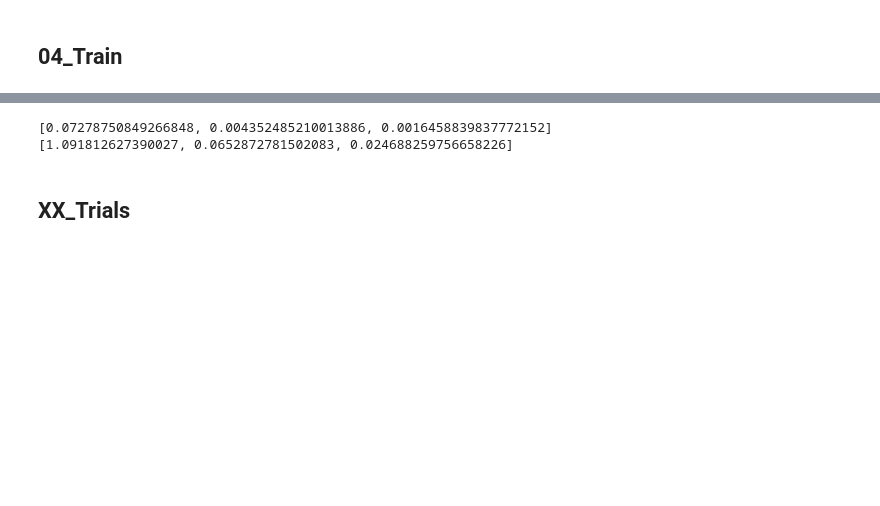
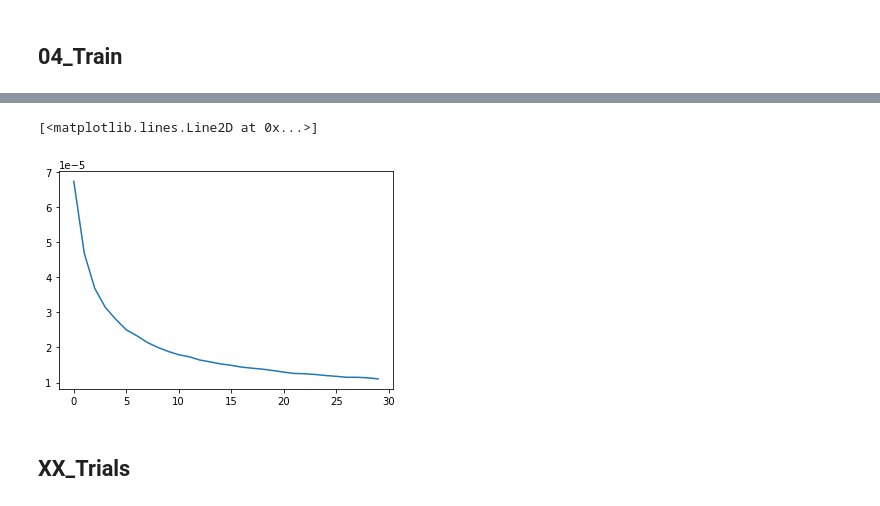
Before and after one commit to HansjoergW/bfh_mt_hs2020_robo_advisor, a Jupyter notebook: 05_train_with_history_gru.ipynb, the cells around one changed output, grey strips where cells are left out. Saved outputs shown, nothing was run; the diff lists cells and outputs as text; code cells hidden in the pictures; blank space fills up the shorter version.

Commit message:
Gru_Model ready for training

```diff
--- a/05_train_with_history_gru.ipynb
+++ b/05_train_with_history_gru.ipynb
@@ -117,6 +120,8 @@ reports_df.shape
 reports_features_scaler = MinMaxScaler()
 reports_features_scaler.fit(reports_df[features_reports])
 
+stock_features_scaler = MinMaxScaler()
+
 labels_scaler = MinMaxScaler()
 # %% [markdown]
 ### Params
@@ -316,3 +327,9 @@ test_y  = labels_scaler.transform(test_y.reshape(-1,1)).ravel()
+# %%
+all_features = np.vstack((train_features_x, test_features_x))
+
+stock_features_scaler.fit(all_features)
+train_features_x = stock_features_scaler.transform(train_features_x)
+test_features_x = stock_features_scaler.transform(test_features_x)
 # %% [markdown]
 ### Reduce trainset
 in general, neighboring points are very similar since only the stock price change and all other data (add_info, series of fundamental data) stay the same. So using just half of the points should accelerate the training process.
@@ -419,6 +466,7 @@ def train(train_loader, learn_rate, save_path = None, EPOCHS=5):
     epoch_times = []
     total_loss_list = []
     avg_loss_list = []
+
     # Start training loop
     for epoch in range(1,EPOCHS+1):
         start_time = time.perf_counter()
@@ -440,23 +488,29 @@ def train(train_loader, learn_rate, save_path = None, EPOCHS=5):
             loss.backward()
             optimizer.step()
 
-            total_loss += loss.item()
-            if counter%200 == 0:
-                print("Epoch {}......Step: {}/{}....... Average Loss for Epoch: {}".format(epoch, counter, len(train_loader), avg_loss/counter))
+            loss_item = loss.item()
+
+            total_loss += loss_item
+
+            if counter%1000 == 0:
+                print("loss_item: ", loss_item, end=" - ")
+                print("Epoch {}......Step: {}/{}....... Average Loss for Epoch: {}".format(epoch, counter, len(train_loader), total_loss/counter))
 
         current_time = time.perf_counter()
+
         avg_loss = total_loss / len(train_loader)
+
         avg_loss_list.append(avg_loss)
         total_loss_list.append(total_loss)
 
         print("Epoch {}/{} Done, Total Loss: {}".format(epoch, EPOCHS, avg_loss ))
         print("Total Time Elapsed: {} seconds".format(str(current_time-start_time)))
 
-    epoch_times.append(current_time-start_time)
+        epoch_times.append(current_time-start_time)
 
-    if save_path is not None:
-        # https://pytorch.org/tutorials/beginner/saving_loading_models.html
-        torch.save(model.state_dict(), os.path.join(save_path, "epoch_" + str(epoch)+".model"))
+        if save_path is not None:
+            # https://pytorch.org/tutorials/beginner/saving_loading_models.html
+            torch.save(model.state_dict(), os.path.join(save_path, "epoch_" + str(epoch)+".model"))
 
     print("Total Training Time: {} seconds".format(str(sum(epoch_times))))
-    return model, avg_loss_list, total_loss_list
+    return model, avg_loss_list, total_loss_list, epoch_times
@@ -463,13 +519,16 @@ def train(train_loader, learn_rate, save_path = None, EPOCHS=5):
 # %%
-model_save_path = gru_model_folder + "model_trial/"
+# model_1_all: 10 epochs lr = 0.0001 8 financial report as timeseries (2years)
+# model_2_all: 30 epochs lr = 0.0001 8 financial report as timeseries (2years)
+model_save_path = gru_model_folder + "model_2_all/"
 
 if not os.path.exists(model_save_path):
     os.makedirs(model_save_path)
 
 save_scaler(reports_features_scaler, model_save_path + "feature_scaler.gz")
+save_scaler(stock_features_scaler, model_save_path + "stock_scaler.gz")
 save_scaler(labels_scaler, model_save_path + "labels_scaler.gz")
 
-lr = 0.001
-train_model, avg_loss_list, total_loss_list = train(train_loader, lr, model_save_path, 3)
+lr = 0.0001
+train_model, avg_loss_list, total_loss_list, epoch_times = train(train_loader, lr, model_save_path, 30)
 # %% [output]
 Starting Training of model
@@ -483,9 +551,8 @@ Total Training Time: 0.10793120000016643 seconds
-# %%
-print(avg_loss_list)
-print(total_loss_list)
-# %% [output]
-[0.07278750849266848, 0.004352485210013886, 0.0016458839837772152]
-[1.091812627390027, 0.0652872781502083, 0.024688259756658226]
+# %%
+plt.plot(avg_loss_list)
+# %% [output]
+[<matplotlib.lines.Line2D at 0x...>]
+[figure, added]
 # %% [markdown]
 ## XX_Trials
 # %%
```
Also changed, not shown: parts of 10 cells of this notebook.
